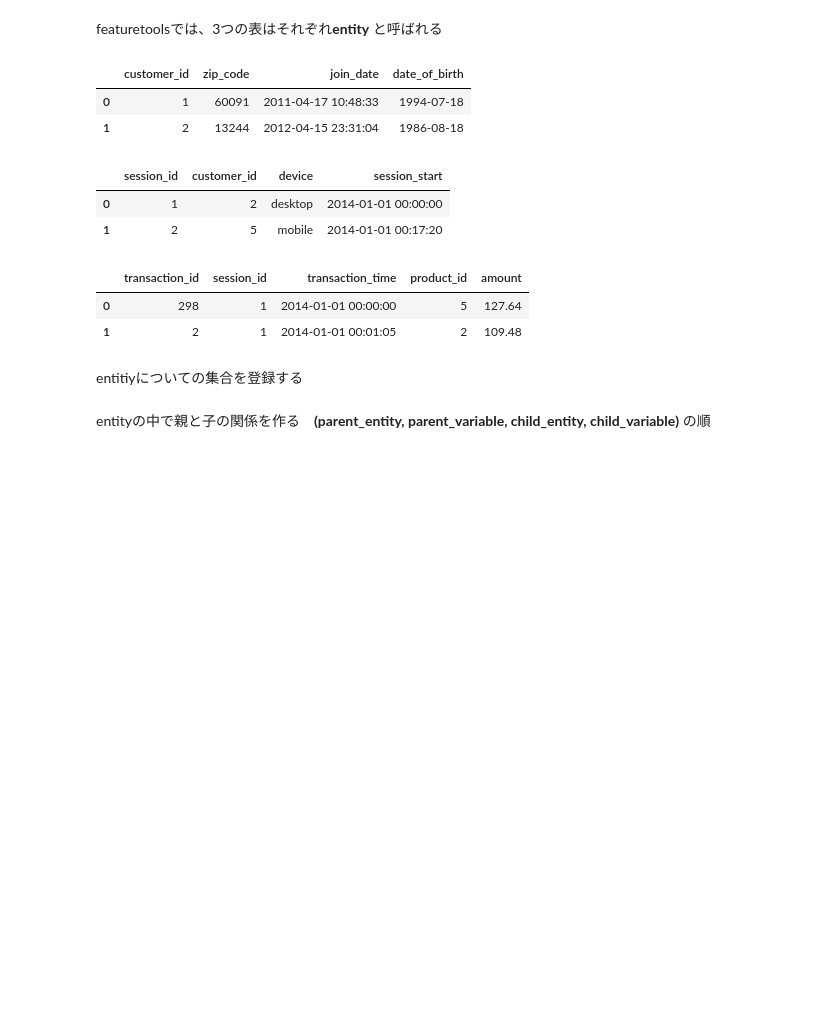
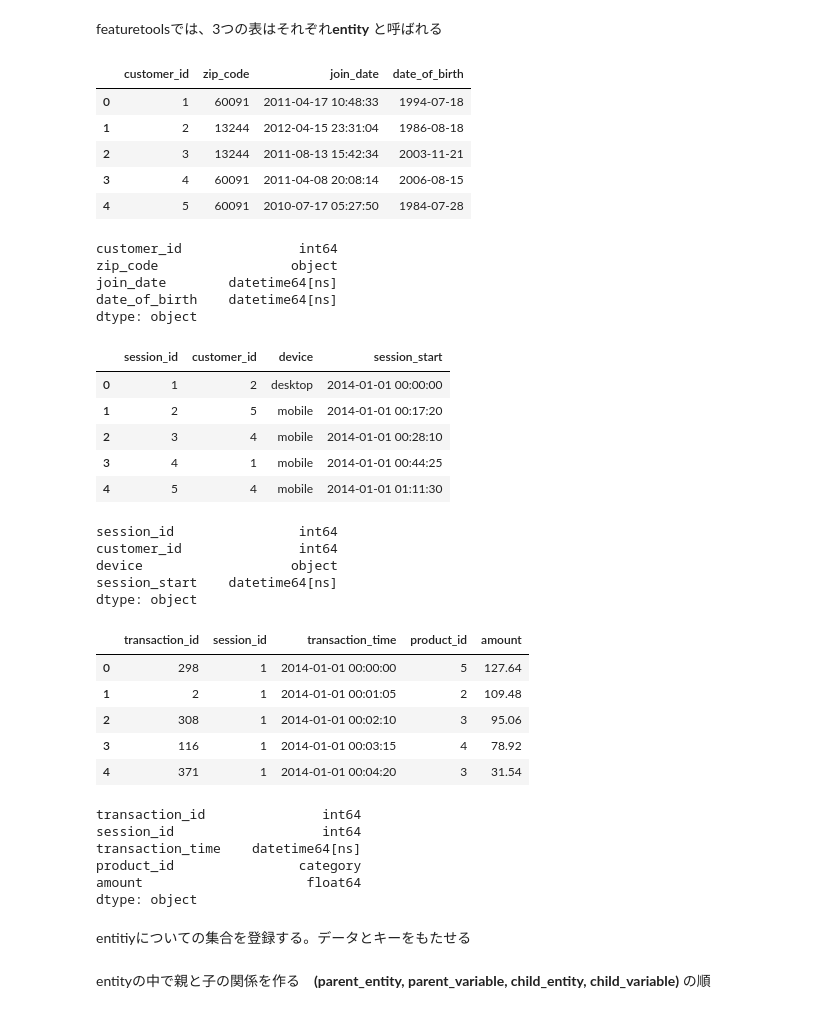
Before and after one commit to gingi99/HowToPython, a Jupyter notebook: featuretools/featuretools.ipynb, the cells around one changed output. Cells and saved outputs as stored; diff of their text form; code cells hidden in the pictures; blank space fills up the shorter version.

```diff
--- a/featuretools/featuretools.ipynb
+++ b/featuretools/featuretools.ipynb
@@ -24,25 +32,59 @@ print(transactions_df.shape)
 # %% [markdown]
 featuretoolsでは、3つの表はそれぞれ**entity** と呼ばれる
 # %%
-customers_df.head(2)
+customers_df
 # %% [output]
 |  | customer_id | zip_code | join_date | date_of_birth |
 | 0 | 1 | 60091 | 2011-04-17 10:48:33 | 1994-07-18 |
 | 1 | 2 | 13244 | 2012-04-15 23:31:04 | 1986-08-18 |
+| 2 | 3 | 13244 | 2011-08-13 15:42:34 | 2003-11-21 |
+| 3 | 4 | 60091 | 2011-04-08 20:08:14 | 2006-08-15 |
+| 4 | 5 | 60091 | 2010-07-17 05:27:50 | 1984-07-28 |
+# %%
+customers_df.dtypes
+# %% [output]
+customer_id               int64
+zip_code                 object
+join_date        datetime64[ns]
+date_of_birth    datetime64[ns]
+dtype: object
 # %%
-sessions_df.head(2)
+sessions_df.head(5)
 # %% [output]
 |  | session_id | customer_id | device | session_start |
 | 0 | 1 | 2 | desktop | 2014-01-01 00:00:00 |
 | 1 | 2 | 5 | mobile | 2014-01-01 00:17:20 |
+| 2 | 3 | 4 | mobile | 2014-01-01 00:28:10 |
+| 3 | 4 | 1 | mobile | 2014-01-01 00:44:25 |
+| 4 | 5 | 4 | mobile | 2014-01-01 01:11:30 |
+# %%
+sessions_df.dtypes
+# %% [output]
+session_id                int64
+customer_id               int64
+device                   object
+session_start    datetime64[ns]
+dtype: object
 # %%
-transactions_df.head(2)
+transactions_df.head(5)
 # %% [output]
 |  | transaction_id | session_id | transaction_time | product_id | amount |
 | 0 | 298 | 1 | 2014-01-01 00:00:00 | 5 | 127.64 |
 | 1 | 2 | 1 | 2014-01-01 00:01:05 | 2 | 109.48 |
+| 2 | 308 | 1 | 2014-01-01 00:02:10 | 3 | 95.06 |
+| 3 | 116 | 1 | 2014-01-01 00:03:15 | 4 | 78.92 |
+| 4 | 371 | 1 | 2014-01-01 00:04:20 | 3 | 31.54 |
+# %%
+transactions_df.dtypes
+# %% [output]
+transaction_id               int64
+session_id                   int64
+transaction_time    datetime64[ns]
+product_id                category
+amount                     float64
+dtype: object
 # %% [markdown]
-entitiyについての集合を登録する
+entitiyについての集合を登録する。データとキーをもたせる
 # %%
 entities = {
     "customers" : (customers_df, "customer_id"),
```
Also changed, not shown: parts of 14 cells of this notebook.
